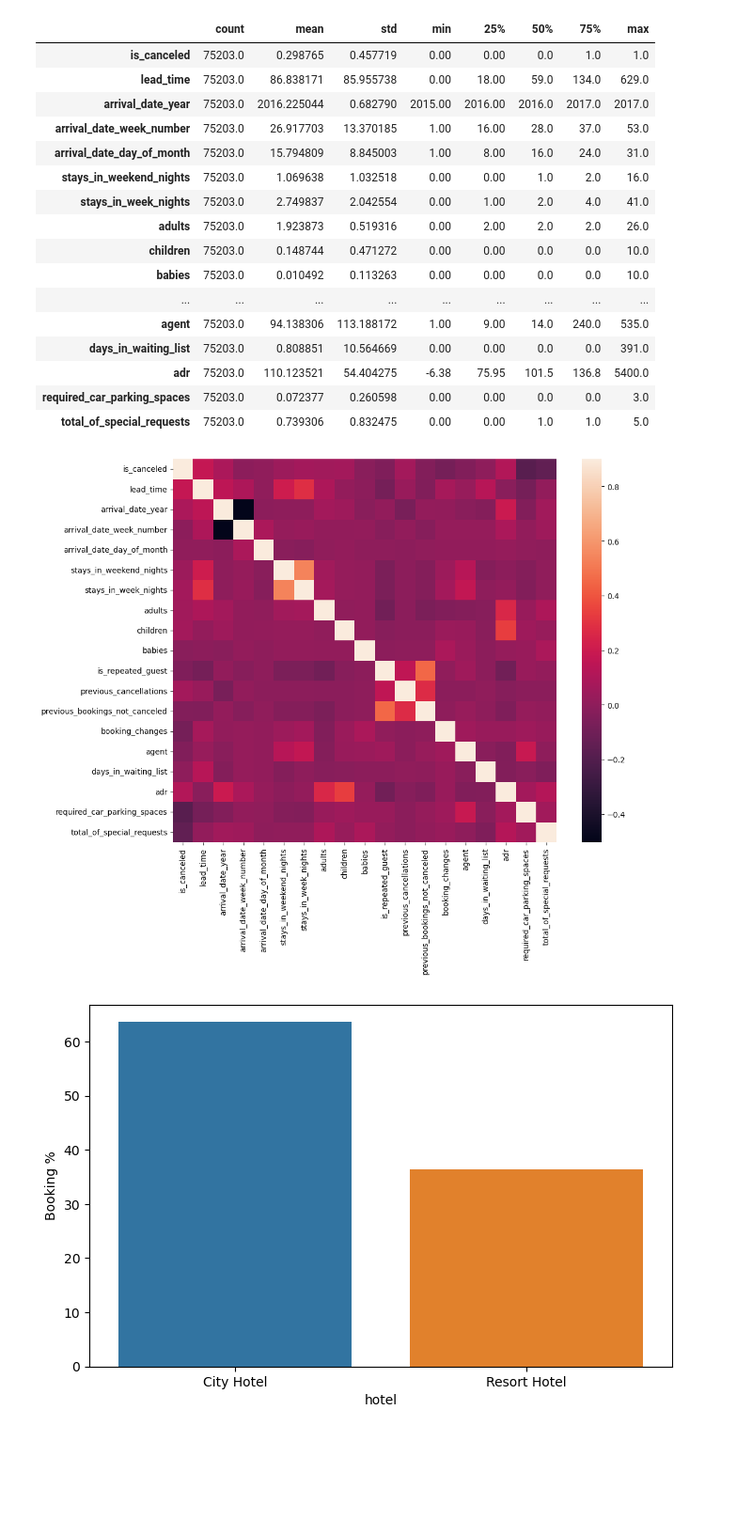
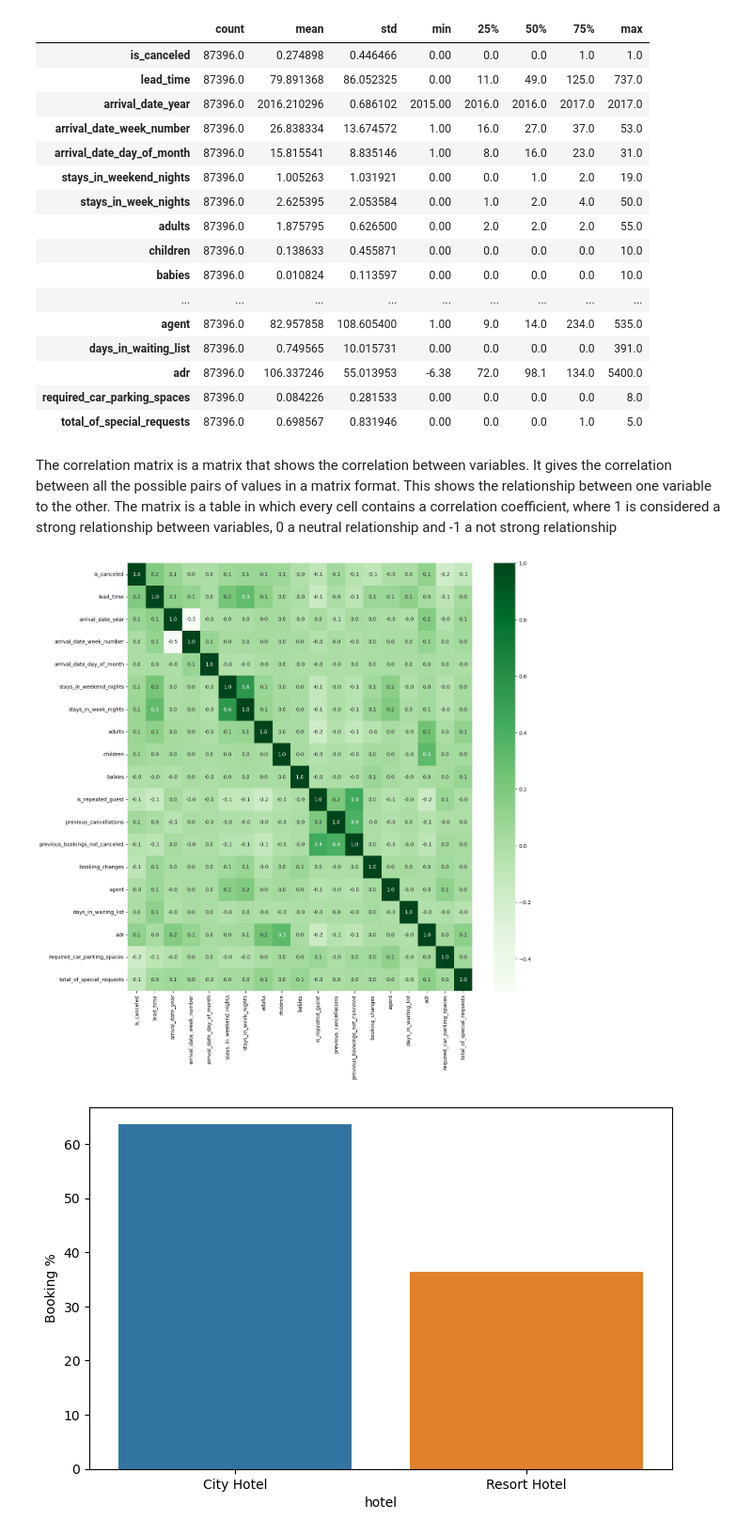
Before and after one commit to annLamin/Data_Analysis, a Jupyter notebook: analysis.ipynb, the cells around one changed output. Shown at 94% size. Cells and saved outputs as stored; diff of their text form; code cells hidden in the pictures; blank space fills up the shorter version.

Commit message:
update on correlation matrix

```diff
--- a/analysis.ipynb
+++ b/analysis.ipynb
@@ -30,22 +30,22 @@ data
 # %%
-stats = data.describe().T
-stats
+statistics = data.describe().T
+statistics
 # %% [output]
 |  | count | mean | std | min | 25% | 50% | 75% | max |
-| is_canceled | 75203.0 | 0.298765 | 0.457719 | 0.00 | 0.00 | 0.0 | 1.0 | 1.0 |
-| lead_time | 75203.0 | 86.838171 | 85.955738 | 0.00 | 18.00 | 59.0 | 134.0 | 629.0 |
-| arrival_date_year | 75203.0 | 2016.225044 | 0.682790 | 2015.00 | 2016.00 | 2016.0 | 2017.0 | 2017.0 |
-| arrival_date_week_number | 75203.0 | 26.917703 | 13.370185 | 1.00 | 16.00 | 28.0 | 37.0 | 53.0 |
-| arrival_date_day_of_month | 75203.0 | 15.794809 | 8.845003 | 1.00 | 8.00 | 16.0 | 24.0 | 31.0 |
-| stays_in_weekend_nights | 75203.0 | 1.069638 | 1.032518 | 0.00 | 0.00 | 1.0 | 2.0 | 16.0 |
-| stays_in_week_nights | 75203.0 | 2.749837 | 2.042554 | 0.00 | 1.00 | 2.0 | 4.0 | 41.0 |
-| adults | 75203.0 | 1.923873 | 0.519316 | 0.00 | 2.00 | 2.0 | 2.0 | 26.0 |
-| children | 75203.0 | 0.148744 | 0.471272 | 0.00 | 0.00 | 0.0 | 0.0 | 10.0 |
-| babies | 75203.0 | 0.010492 | 0.113263 | 0.00 | 0.00 | 0.0 | 0.0 | 10.0 |
+| is_canceled | 87396.0 | 0.274898 | 0.446466 | 0.00 | 0.0 | 0.0 | 1.0 | 1.0 |
+| lead_time | 87396.0 | 79.891368 | 86.052325 | 0.00 | 11.0 | 49.0 | 125.0 | 737.0 |
+| arrival_date_year | 87396.0 | 2016.210296 | 0.686102 | 2015.00 | 2016.0 | 2016.0 | 2017.0 | 2017.0 |
+| arrival_date_week_number | 87396.0 | 26.838334 | 13.674572 | 1.00 | 16.0 | 27.0 | 37.0 | 53.0 |
+| arrival_date_day_of_month | 87396.0 | 15.815541 | 8.835146 | 1.00 | 8.0 | 16.0 | 23.0 | 31.0 |
+| stays_in_weekend_nights | 87396.0 | 1.005263 | 1.031921 | 0.00 | 0.0 | 1.0 | 2.0 | 19.0 |
+| stays_in_week_nights | 87396.0 | 2.625395 | 2.053584 | 0.00 | 1.0 | 2.0 | 4.0 | 50.0 |
+| adults | 87396.0 | 1.875795 | 0.626500 | 0.00 | 2.0 | 2.0 | 2.0 | 55.0 |
+| children | 87396.0 | 0.138633 | 0.455871 | 0.00 | 0.0 | 0.0 | 0.0 | 10.0 |
+| babies | 87396.0 | 0.010824 | 0.113597 | 0.00 | 0.0 | 0.0 | 0.0 | 10.0 |
 | ... | ... | ... | ... | ... | ... | ... | ... | ... |
-| agent | 75203.0 | 94.138306 | 113.188172 | 1.00 | 9.00 | 14.0 | 240.0 | 535.0 |
-| days_in_waiting_list | 75203.0 | 0.808851 | 10.564669 | 0.00 | 0.00 | 0.0 | 0.0 | 391.0 |
-| adr | 75203.0 | 110.123521 | 54.404275 | -6.38 | 75.95 | 101.5 | 136.8 | 5400.0 |
-| required_car_parking_spaces | 75203.0 | 0.072377 | 0.260598 | 0.00 | 0.00 | 0.0 | 0.0 | 3.0 |
-| total_of_special_requests | 75203.0 | 0.739306 | 0.832475 | 0.00 | 0.00 | 1.0 | 1.0 | 5.0 |
+| agent | 87396.0 | 82.957858 | 108.605400 | 1.00 | 9.0 | 14.0 | 234.0 | 535.0 |
+| days_in_waiting_list | 87396.0 | 0.749565 | 10.015731 | 0.00 | 0.0 | 0.0 | 0.0 | 391.0 |
+| adr | 87396.0 | 106.337246 | 55.013953 | -6.38 | 72.0 | 98.1 | 134.0 | 5400.0 |
+| required_car_parking_spaces | 87396.0 | 0.084226 | 0.281533 | 0.00 | 0.0 | 0.0 | 0.0 | 8.0 |
+| total_of_special_requests | 87396.0 | 0.698567 | 0.831946 | 0.00 | 0.0 | 0.0 | 1.0 | 5.0 |
 # %%
@@ -53,12 +53,14 @@ stats.to_csv('Results/Statistics11.csv', index=False)
+# %% [markdown]
+The correlation matrix is a matrix that shows the correlation between variables. It gives the correlation between all the possible pairs of values in a matrix format. This shows the relationship between one variable to the other.
+The matrix is a table in which every cell contains a correlation coefficient, where 1 is considered a strong relationship between variables, 0 a neutral relationship and -1 a not strong relationship
 # %%
-corrmatrix = data.corr()
-fig = plt.figure(figsize = (12, 9))
-
-sns.heatmap(corrmatrix, vmax = .9, square = True)
-plt.savefig('Results/correlation.pdf')
+corr = data.corr()
+plt.figure(figsize=(15,15))
+sns.heatmap(corr, cmap="Greens",annot=True, fmt=".1f")
+plt.savefig('Results/correlation.jpg')
 plt.show()
 # %% [output]
-[figure, old version]
+[figure, new version]
 # %%
 grouped_by_hotel = data.groupby('hotel')
 data11 = pd.DataFrame((grouped_by_hotel.size()/data.shape[0])*100).reset_index().rename(columns = {0:'Booking %'})      #Calculating percentage
```
Also changed, not shown: parts of 3 cells of this notebook.
